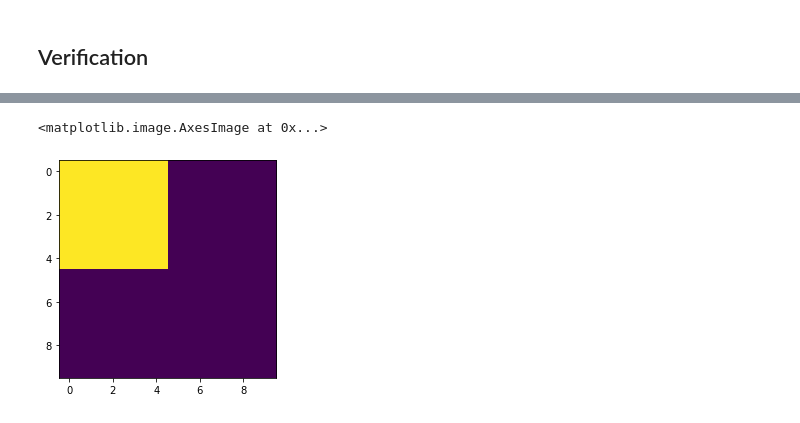
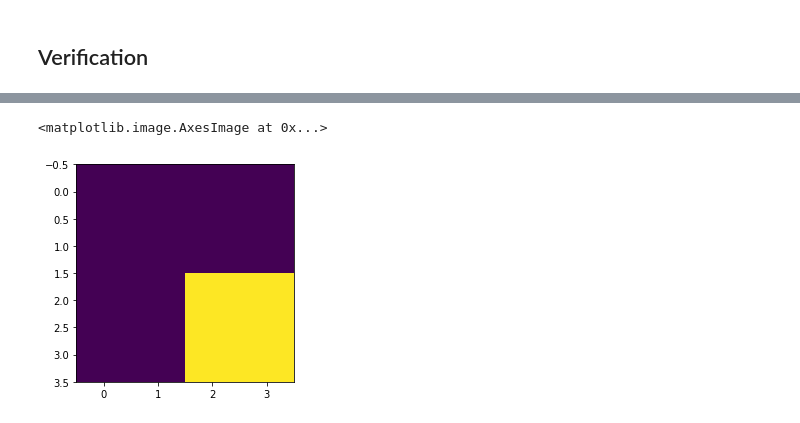
Before and after one commit to kebaek/mcr2, a Jupyter notebook: notebooks/variational-equation10.ipynb, the cells around one changed output, grey strips where cells are left out. Saved outputs shown, nothing was run; the diff lists cells and outputs as text; code cells hidden in the pictures.

```diff
--- a/notebooks/variational-equation10.ipynb
+++ b/notebooks/variational-equation10.ipynb
@@ -118,7 +143,7 @@ class MCR2Variational(nn.Module):
 ## Verification
 # %%
 n_class = 2
-n_features = 10
+n_features = 4
 n_samples = 20
 eps = 0.5
 mu = 0.1
@@ -179,5 +210,5 @@ A = r(A).detach()
 # %%
-plt.imshow(U@r(A[0]).diag()@U.T)
+plt.imshow(U@r(A[1]).diag()@U.T)
 # %% [output]
 <matplotlib.image.AxesImage at 0x...>
-[figure, old version]
+[figure, new version]
```
Also changed, not shown: parts of 25 cells of this notebook, 4 other files.
